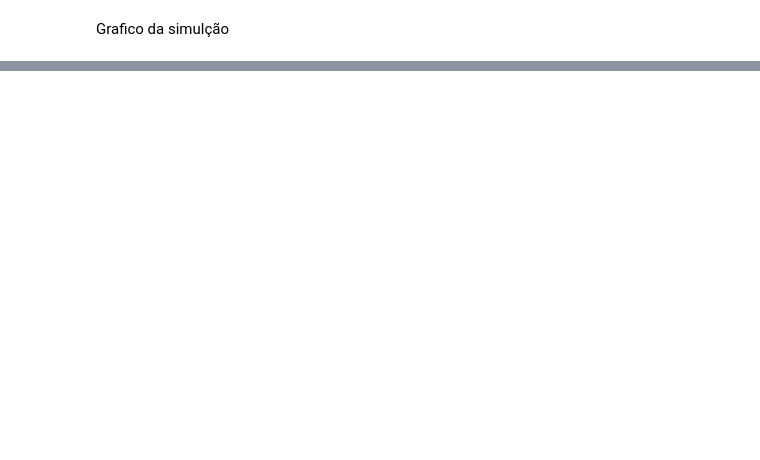
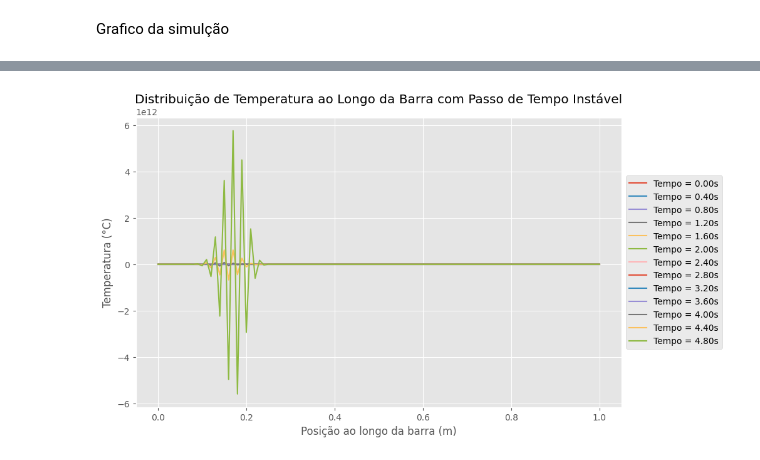
Before and after one commit to italorosq/M-todos-Num-ricos-para-EDO-S-E-EDP-S, a Jupyter notebook: trabalho3.ipynb, the cells around one changed output, grey strips where cells are left out. Cells and saved outputs as stored; diff of their text form; code cells hidden in the pictures; blank space fills up the shorter version.

```diff
--- a/trabalho3.ipynb
+++ b/trabalho3.ipynb
@@ -123,0 +126,12 @@ plt.show()
+# %%
+plt.figure(figsize=(10,6))
+for i in range(0, len(y_instavel), max(1, len(y_instavel)//10)):
+    plt.plot(np.linspace(0, L, n), y_instavel[i], label=f'Tempo = {dt_instavel*i:.2f}s')
+plt.xlabel('Posição ao longo da barra (m)')
+plt.ylabel('Temperatura (°C)')
+plt.title('Distribuição de Temperatura ao Longo da Barra com Passo de Tempo Instável')
+plt.legend(loc='center left', bbox_to_anchor=(1, 0.5))
+plt.grid(True)
+plt.show()
+# %% [output]
+[figure, added]
```
Also changed, not shown: parts of 8 cells of this notebook.
